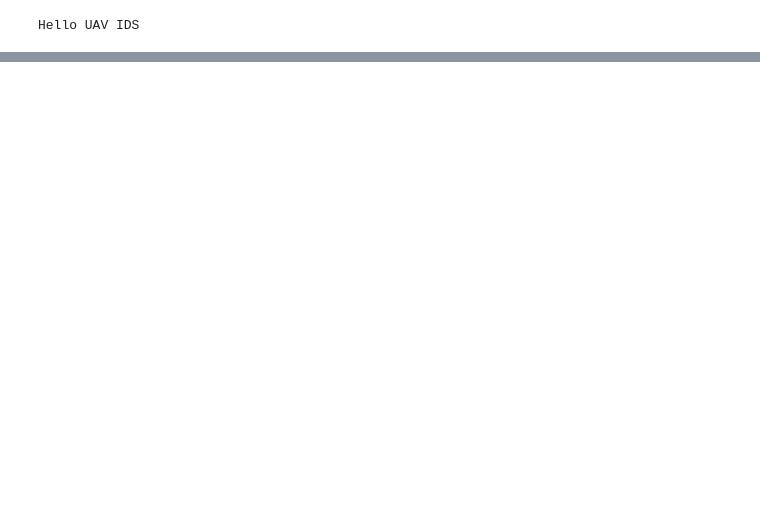
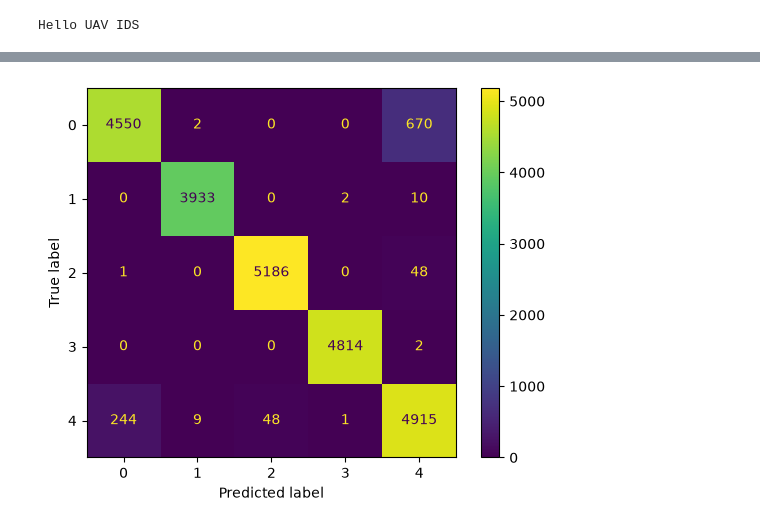
Before and after one commit to ashita1808/AI-Based-UAV-Network-Intrusion-Detection, a Jupyter notebook: AI-UAV-IDS/notebooks/analysis.ipynb, the cells around one changed output, grey strips where cells are left out. Drawn from its saved outputs; the diff is of its cells as text; code cells hidden in the pictures; blank space fills up the shorter version.

Commit message:
ml model training in progress

```diff
--- a/AI-UAV-IDS/notebooks/analysis.ipynb
+++ b/AI-UAV-IDS/notebooks/analysis.ipynb
@@ -148,0 +284,10 @@ Scaled numeric feature columns: ['FlowDuration/s', 'SrcPort', 'DstPort', 'Protoc
+# %%
+from sklearn.model_selection import train_test_split
+
+X_train, X_test, y_train, y_test = train_test_split(
+    X,
+    y,
+    test_size=0.2,
+    random_state=42,
+    stratify=y
+)
@@ -148,0 +306,9 @@ Scaled numeric feature columns: ['FlowDuration/s', 'SrcPort', 'DstPort', 'Protoc
+# %%
+rf_model = RandomForestClassifier(
+    n_estimators=100,
+    random_state=42
+)
+# %%
+rf_model.fit(X_train, y_train)
+
+print("Random Forest trained successfully!")
@@ -148,0 +317,4 @@ Scaled numeric feature columns: ['FlowDuration/s', 'SrcPort', 'DstPort', 'Protoc
+# %%
+y_pred = rf_model.predict(X_test)
+
+print(y_pred[:10])
@@ -148,0 +347,10 @@ Scaled numeric feature columns: ['FlowDuration/s', 'SrcPort', 'DstPort', 'Protoc
+# %%
+from sklearn.metrics import confusion_matrix, ConfusionMatrixDisplay
+import matplotlib.pyplot as plt
+
+cm = confusion_matrix(y_test, y_pred)
+
+ConfusionMatrixDisplay.from_predictions(y_test, y_pred)
+plt.show()
+# %% [output]
+[figure, added]
```
Also changed, not shown: parts of 55 cells of this notebook.
